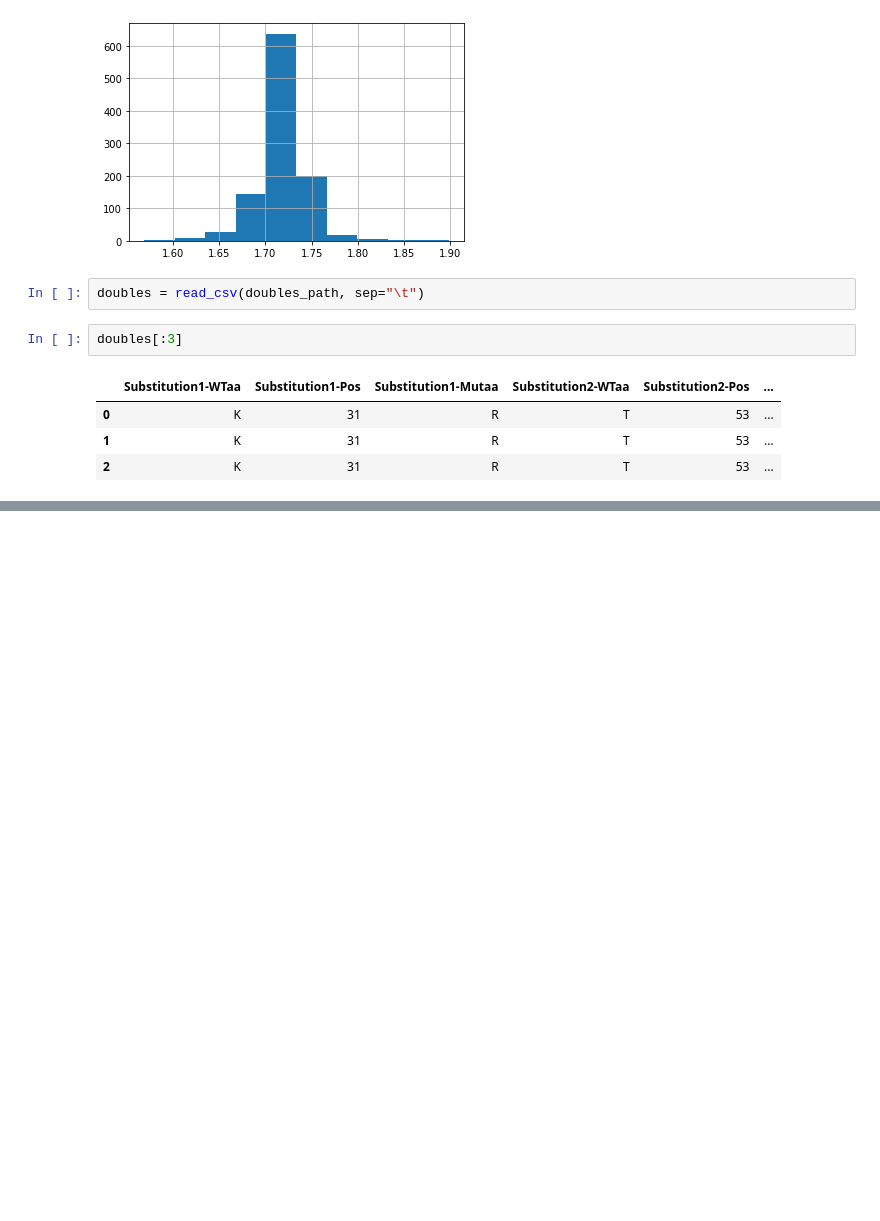
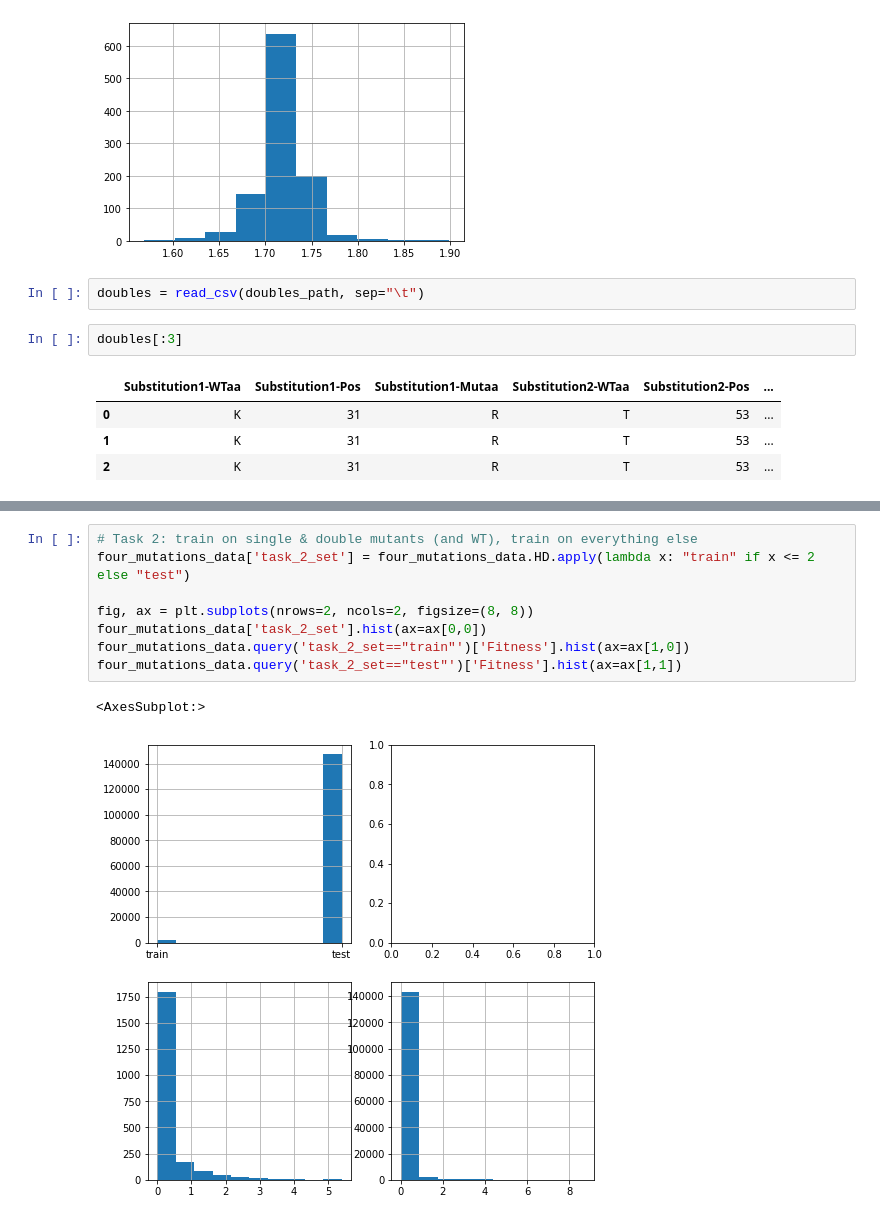
Before and after one commit to J-SNACKKB/FLIP, a Jupyter notebook: notebooks/3_gb1.ipynb, the cells around one changed output, grey strips where cells are left out. Drawn from its saved outputs; the diff is of its cells as text; blank space fills up the shorter version.

```diff
--- a/notebooks/3_gb1.ipynb
+++ b/notebooks/3_gb1.ipynb
@@ -128,0 +183,11 @@ doubles[:3]
+# %%
+# Task 2: train on single & double mutants (and WT), train on everything else
+four_mutations_data['task_2_set'] = four_mutations_data.HD.apply(lambda x: "train" if x <= 2 else "test")
+
+fig, ax = plt.subplots(nrows=2, ncols=2, figsize=(8, 8))
+four_mutations_data['task_2_set'].hist(ax=ax[0,0])
+four_mutations_data.query('task_2_set=="train"')['Fitness'].hist(ax=ax[1,0])
+four_mutations_data.query('task_2_set=="test"')['Fitness'].hist(ax=ax[1,1])
+# %% [output]
+<AxesSubplot:>
+[figure, added]
```
Also changed, not shown: parts of 15 cells of this notebook, 2 other files.
